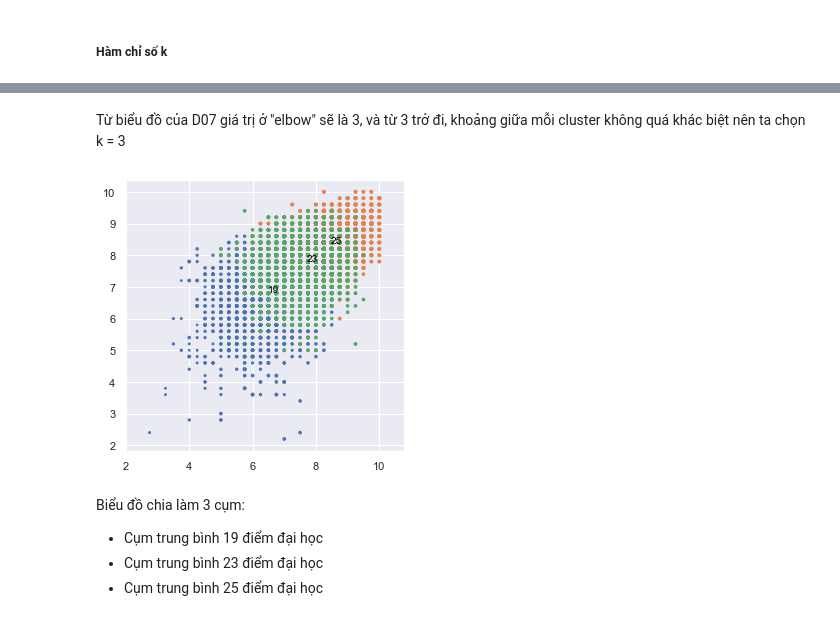
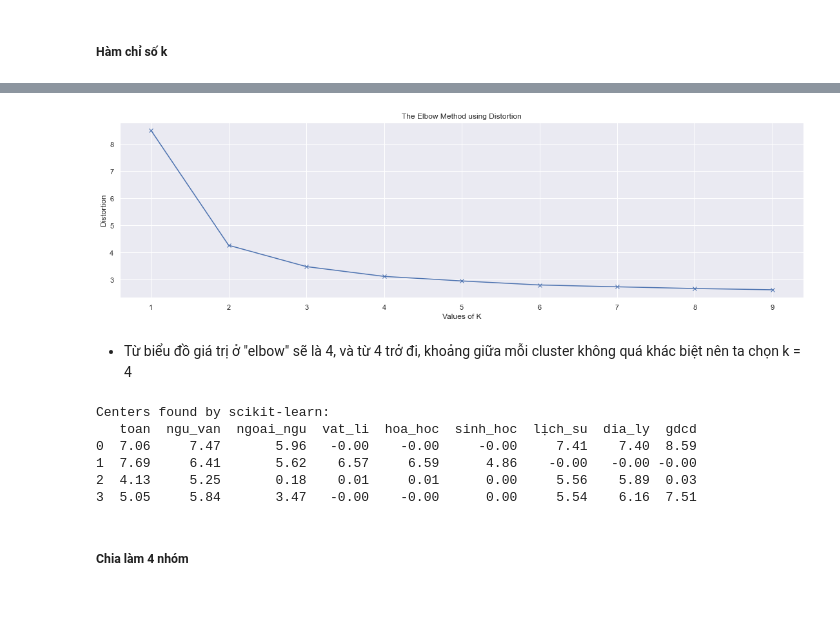
Before and after one commit to ntp-shin/Introduction_to_Data_Science, a Jupyter notebook: 4.1_Predict-Kmeans.ipynb, the cells around one changed output, grey strips where cells are left out. Drawn from its saved outputs; the diff is of its cells as text; code cells hidden in the pictures.

Commit message:
6.4.2 PredictKmeans: update+

```diff
--- a/4.1_Predict-Kmeans.ipynb
+++ b/4.1_Predict-Kmeans.ipynb
@@ -126,3 +127,6 @@ df.head()
 | 2 | 1 | 1000003 | 5.8 | 7.50 | 5.0 | NaN | NaN | NaN | 7.25 | 5.5 | 8.75 | ... |
 | 3 | 1 | 1000004 | 7.4 | 7.50 | 8.6 | NaN | NaN | NaN | 7.50 | 6.5 | 7.50 | ... |
 | 4 | 1 | 1000005 | 7.2 | 8.50 | 9.0 | NaN | NaN | NaN | 8.00 | 8.5 | 8.25 | ... |
+# %%
+df = df.fillna(0)
+df.head()
@@ -487,13 +161,15 @@ plt.show()
-# %% [markdown]
-Từ biểu đồ của D07 giá trị ở "elbow" sẽ là 3, và từ 3 trở đi, khoảng giữa mỗi cluster không quá khác biệt nên ta chọn k = 3
-# %%
-kmeans = KMeans(n_clusters=3).fit(D07)
-pred_label = kmeans.predict(D07)
-kmeans_display(D07, pred_label,kmeans.cluster_centers_)
-# %% [output]
-[figure, removed]
-# %% [markdown]
-Biểu đồ chia làm 3 cụm:
-- Cụm trung bình 19 điểm đại học
-- Cụm trung bình 23 điểm đại học
-- Cụm trung bình 25 điểm đại học
+# %%
+df_Kmeans = df.loc[:,['toan', 'ngu_van', 'ngoai_ngu', 'vat_li', 'hoa_hoc', 'sinh_hoc', 'lich_su', 'dia_ly', 'gdcd']]
+kmeans = np.array(list(zip(np.array(df_Kmeans['toan']), np.array(df_Kmeans['ngu_van']), np.array(df_Kmeans['ngoai_ngu']), np.array(df_Kmeans['vat_li']), np.array(df_Kmeans['hoa_hoc']), np.array(df_Kmeans['sinh_hoc']), np.array(df_Kmeans['lich_su']), np.array(df_Kmeans['dia_ly']), np.array(df_Kmeans['gdcd'])))).reshape(len(df_Kmeans),9)
+# %%
+distortions,mapping = plt_kmeas(kmeans)
+plt.figure(figsize = (19,5))
+plt.plot(K, distortions, 'bx-')
+plt.xlabel('Values of K')
+plt.ylabel('Distortion')
+plt.title('The Elbow Method using Distortion')
+plt.show()
+# %% [output]
+[figure, added]
+# %% [markdown]
+- Từ biểu đồ giá trị ở "elbow" sẽ là 4, và từ 4 trở đi, khoảng giữa mỗi cluster không quá khác biệt nên ta chọn k = 4
@@ -499,0 +187,23 @@ Biểu đồ chia làm 3 cụm:
+# %%
+Predict_Kmeans = KMeans(n_clusters=4).fit(kmeans)
+def Centers(X):
+    centers = []
+    for i in range(len(X)):
+        temp = []
+        for j in range(9):
+            temp.append(round(X[i][j],2))
+        centers.append(temp)
+    return centers
+centers = pd.DataFrame(Centers(Predict_Kmeans.cluster_centers_))
+centers.columns=['toan', 'ngu_van', 'ngoai_ngu', 'vat_li', 'hoa_hoc', 'sinh_hoc', 'lịch_su', 'dia_ly', 'gdcd']
+print('Centers found by scikit-learn:')
+print(centers)
+# %% [output]
+Centers found by scikit-learn:
+   toan  ngu_van  ngoai_ngu  vat_li  hoa_hoc  sinh_hoc  lịch_su  dia_ly  gdcd
+0  7.06     7.47       5.96   -0.00    -0.00     -0.00     7.41    7.40  8.59
+1  7.69     6.41       5.62    6.57     6.59      4.86    -0.00   -0.00 -0.00
+2  4.13     5.25       0.18    0.01     0.01      0.00     5.56    5.89  0.03
+3  5.05     5.84       3.47   -0.00    -0.00      0.00     5.54    6.16  7.51
+# %% [markdown]
+##### Chia làm 4 nhóm
```
Also changed, not shown: parts of 87 cells of this notebook.
